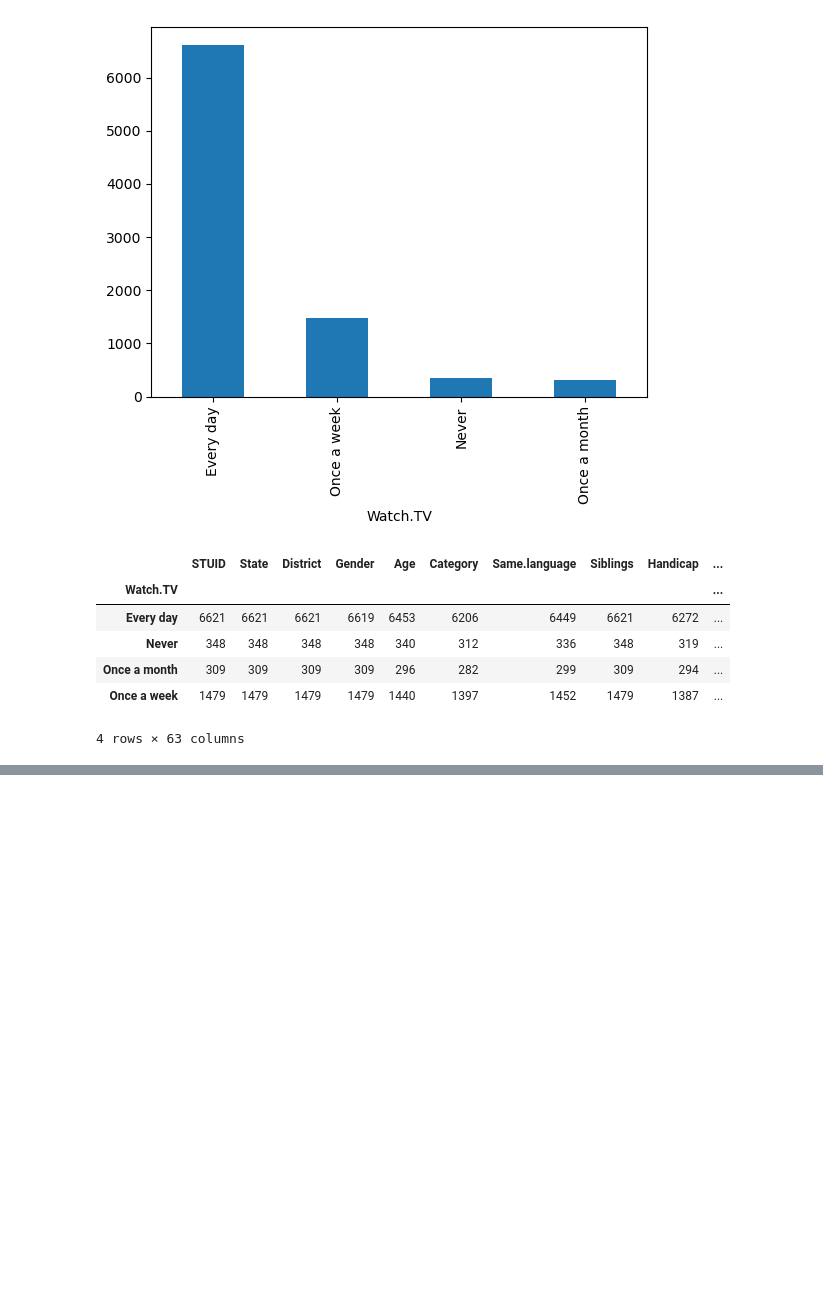
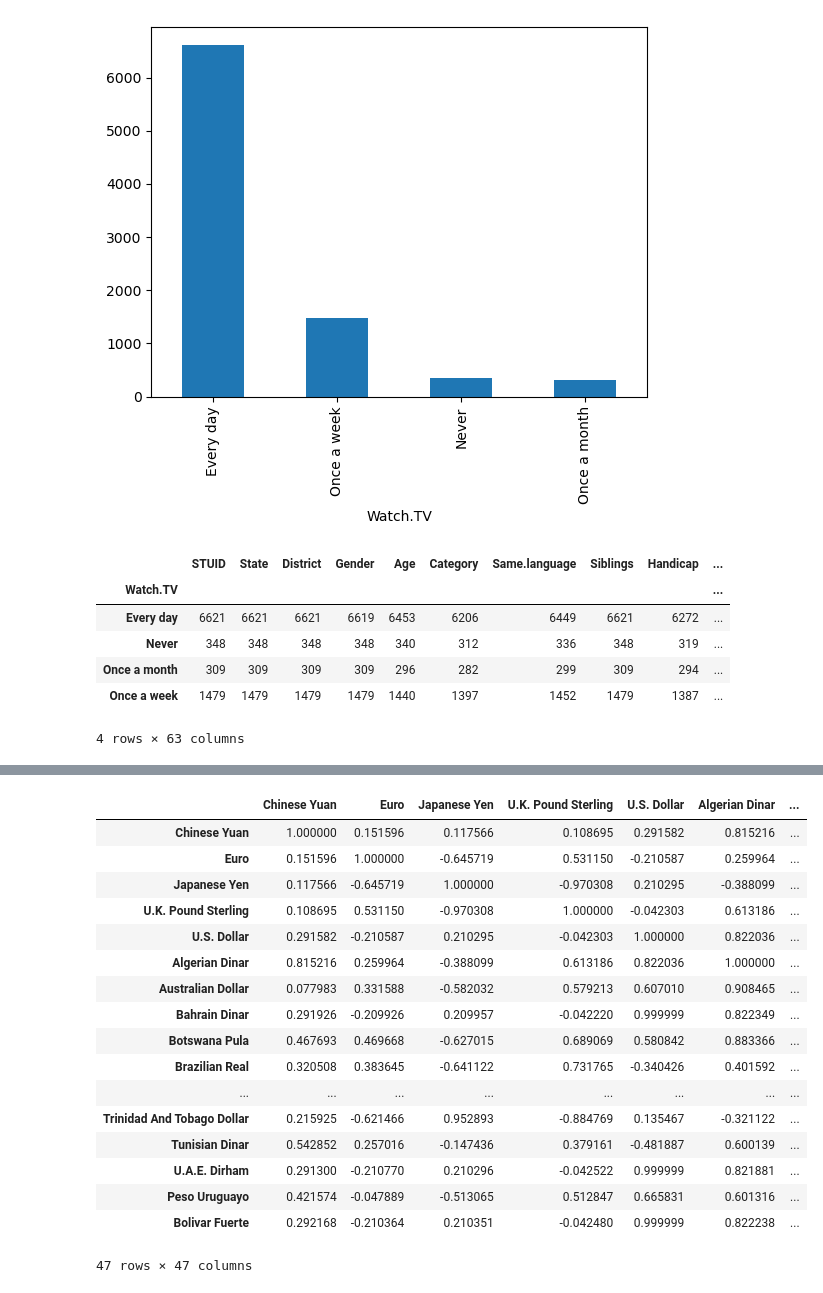
Before and after one commit to mrmankeshraj/PG_Diploma_in_Machine_Learning_and_AI, a Jupyter notebook: Course 2 - Statistics Essentials/Practice Problems.ipynb, the cells around one changed output, grey strips where cells are left out. Drawn from its saved outputs; the diff is of its cells as text; code cells hidden in the pictures; blank space fills up the shorter version.

```diff
--- a/Course 2 - Statistics Essentials/Practice Problems.ipynb
+++ b/Course 2 - Statistics Essentials/Practice Problems.ipynb
@@ -142,0 +203,2 @@ df_n["Science.."].mean()
+# %%
+curr = pd.read_csv("Currencies.csv")
@@ -142,0 +215,21 @@ df_n["Science.."].mean()
+# %%
+curr.corr(numeric_only=True)
+# %% [output]
+|  | Chinese Yuan | Euro | Japanese Yen | U.K. Pound Sterling | U.S. Dollar | Algerian Dinar | ... |
+| Chinese Yuan | 1.000000 | 0.151596 | 0.117566 | 0.108695 | 0.291582 | 0.815216 | ... |
+| Euro | 0.151596 | 1.000000 | -0.645719 | 0.531150 | -0.210587 | 0.259964 | ... |
+| Japanese Yen | 0.117566 | -0.645719 | 1.000000 | -0.970308 | 0.210295 | -0.388099 | ... |
+| U.K. Pound Sterling | 0.108695 | 0.531150 | -0.970308 | 1.000000 | -0.042303 | 0.613186 | ... |
+| U.S. Dollar | 0.291582 | -0.210587 | 0.210295 | -0.042303 | 1.000000 | 0.822036 | ... |
+| Algerian Dinar | 0.815216 | 0.259964 | -0.388099 | 0.613186 | 0.822036 | 1.000000 | ... |
+| Australian Dollar | 0.077983 | 0.331588 | -0.582032 | 0.579213 | 0.607010 | 0.908465 | ... |
+| Bahrain Dinar | 0.291926 | -0.209926 | 0.209957 | -0.042220 | 0.999999 | 0.822349 | ... |
+| Botswana Pula | 0.467693 | 0.469668 | -0.627015 | 0.689069 | 0.580842 | 0.883366 | ... |
+| Brazilian Real | 0.320508 | 0.383645 | -0.641122 | 0.731765 | -0.340426 | 0.401592 | ... |
+| ... | ... | ... | ... | ... | ... | ... | ... |
+| Trinidad And Tobago Dollar | 0.215925 | -0.621466 | 0.952893 | -0.884769 | 0.135467 | -0.321122 | ... |
+| Tunisian Dinar | 0.542852 | 0.257016 | -0.147436 | 0.379161 | -0.481887 | 0.600139 | ... |
+| U.A.E. Dirham | 0.291300 | -0.210770 | 0.210296 | -0.042522 | 0.999999 | 0.821881 | ... |
+| Peso Uruguayo | 0.421574 | -0.047889 | -0.513065 | 0.512847 | 0.665831 | 0.601316 | ... |
+| Bolivar Fuerte | 0.292168 | -0.210364 | 0.210351 | -0.042480 | 0.999999 | 0.822238 | ... |
+47 rows × 47 columns
```
Also changed, not shown: parts of 18 cells of this notebook, 5 other files.
